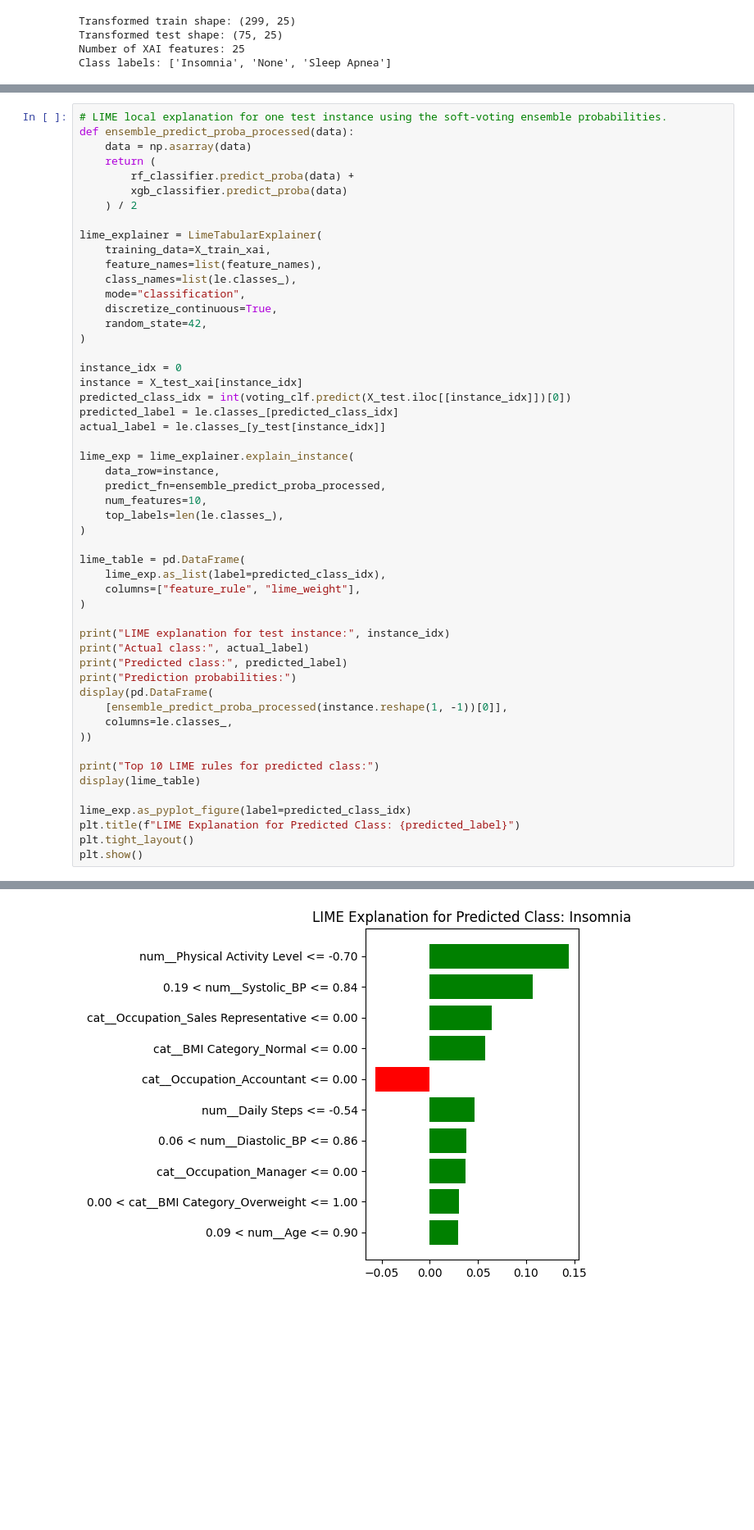
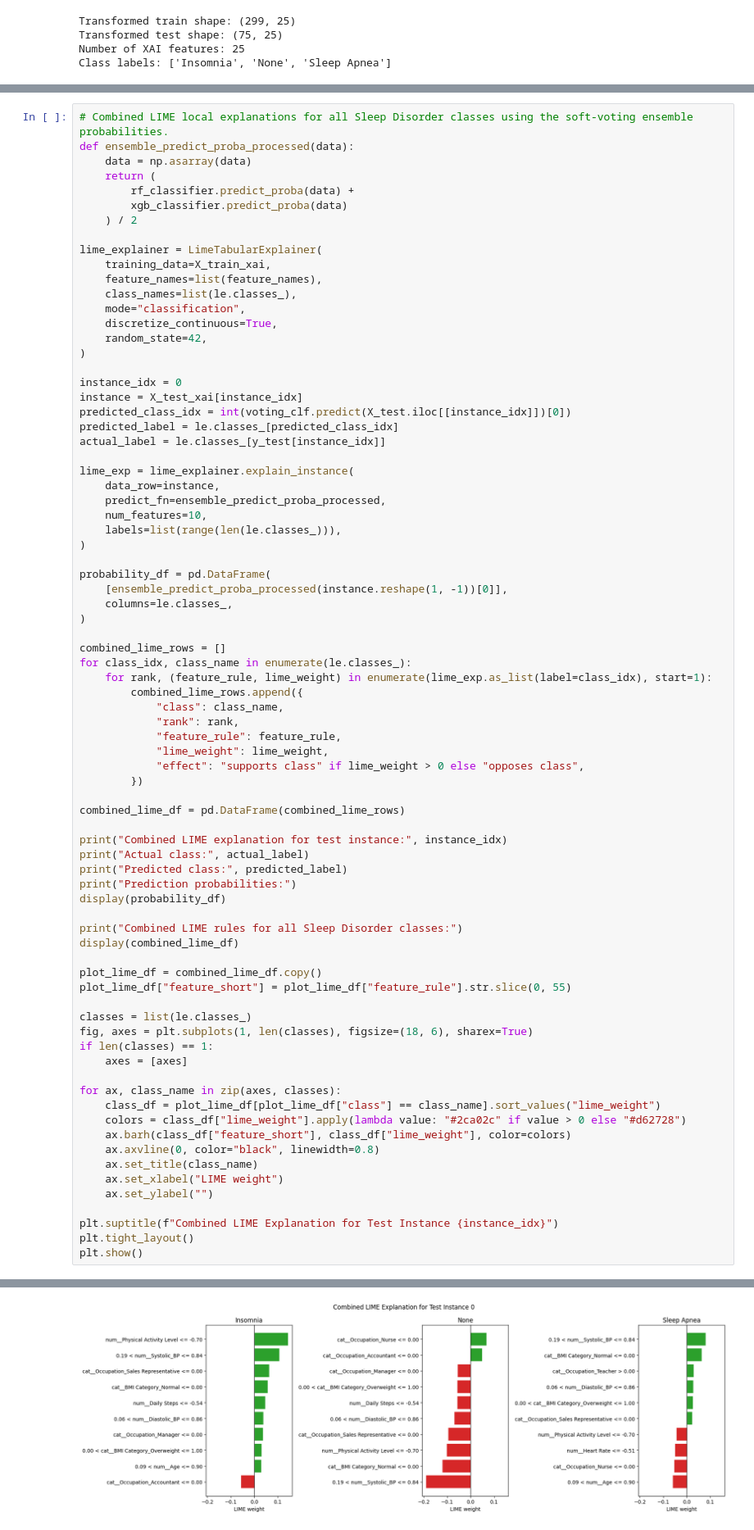
Before and after one commit to rifat-binreza/sleep_data_analysis_bracu, a Jupyter notebook: random_xgbo_voting.ipynb, the cells around one changed output, grey strips where cells are left out. Shown at 82% size. Drawn from its saved outputs; the diff is of its cells as text; blank space fills up the shorter version.

```diff
--- a/random_xgbo_voting.ipynb
+++ b/random_xgbo_voting.ipynb
@@ -360,5 +360,5 @@ SHAP summary plot for class: Insomnia
 # %%
-# LIME local explanation for one test instance using the soft-voting ensemble probabilities.
+# Combined LIME local explanations for all Sleep Disorder classes using the soft-voting ensemble probabilities.
 def ensemble_predict_proba_processed(data):
     data = np.asarray(data)
     return (
@@ -385,28 +385,54 @@ lime_exp = lime_explainer.explain_instance(
     data_row=instance,
     predict_fn=ensemble_predict_proba_processed,
     num_features=10,
-    top_labels=len(le.classes_),
+    labels=list(range(len(le.classes_))),
 )
 
-lime_table = pd.DataFrame(
-    lime_exp.as_list(label=predicted_class_idx),
-    columns=["feature_rule", "lime_weight"],
+probability_df = pd.DataFrame(
+    [ensemble_predict_proba_processed(instance.reshape(1, -1))[0]],
+    columns=le.classes_,
 )
 
-print("LIME explanation for test instance:", instance_idx)
+combined_lime_rows = []
+for class_idx, class_name in enumerate(le.classes_):
+    for rank, (feature_rule, lime_weight) in enumerate(lime_exp.as_list(label=class_idx), start=1):
+        combined_lime_rows.append({
+            "class": class_name,
+            "rank": rank,
+            "feature_rule": feature_rule,
+            "lime_weight": lime_weight,
+            "effect": "supports class" if lime_weight > 0 else "opposes class",
+        })
+
+combined_lime_df = pd.DataFrame(combined_lime_rows)
+
+print("Combined LIME explanation for test instance:", instance_idx)
 print("Actual class:", actual_label)
 print("Predicted class:", predicted_label)
 print("Prediction probabilities:")
-display(pd.DataFrame(
-    [ensemble_predict_proba_processed(instance.reshape(1, -1))[0]],
-    columns=le.classes_,
-))
+display(probability_df)
 
-print("Top 10 LIME rules for predicted class:")
-display(lime_table)
+print("Combined LIME rules for all Sleep Disorder classes:")
+display(combined_lime_df)
 
-lime_exp.as_pyplot_figure(label=predicted_class_idx)
-plt.title(f"LIME Explanation for Predicted Class: {predicted_label}")
+plot_lime_df = combined_lime_df.copy()
+plot_lime_df["feature_short"] = plot_lime_df["feature_rule"].str.slice(0, 55)
+
+classes = list(le.classes_)
+fig, axes = plt.subplots(1, len(classes), figsize=(18, 6), sharex=True)
+if len(classes) == 1:
+    axes = [axes]
+
+for ax, class_name in zip(axes, classes):
+    class_df = plot_lime_df[plot_lime_df["class"] == class_name].sort_values("lime_weight")
+    colors = class_df["lime_weight"].apply(lambda value: "#2ca02c" if value > 0 else "#d62728")
+    ax.barh(class_df["feature_short"], class_df["lime_weight"], color=colors)
+    ax.axvline(0, color="black", linewidth=0.8)
+    ax.set_title(class_name)
+    ax.set_xlabel("LIME weight")
+    ax.set_ylabel("")
+
+plt.suptitle(f"Combined LIME Explanation for Test Instance {instance_idx}")
 plt.tight_layout()
 plt.show()
 # %% [output]
@@ -431 +463 @@ Top 10 LIME rules for predicted class:
-[figure, old version]
+[figure, new version]
```
Also changed, not shown: parts of 2 cells of this notebook.
